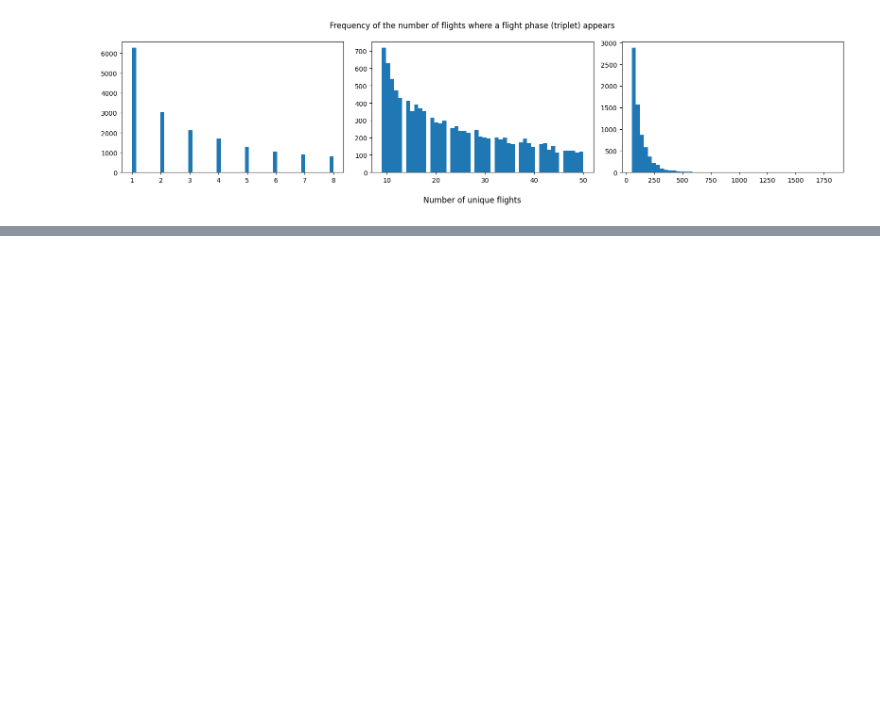
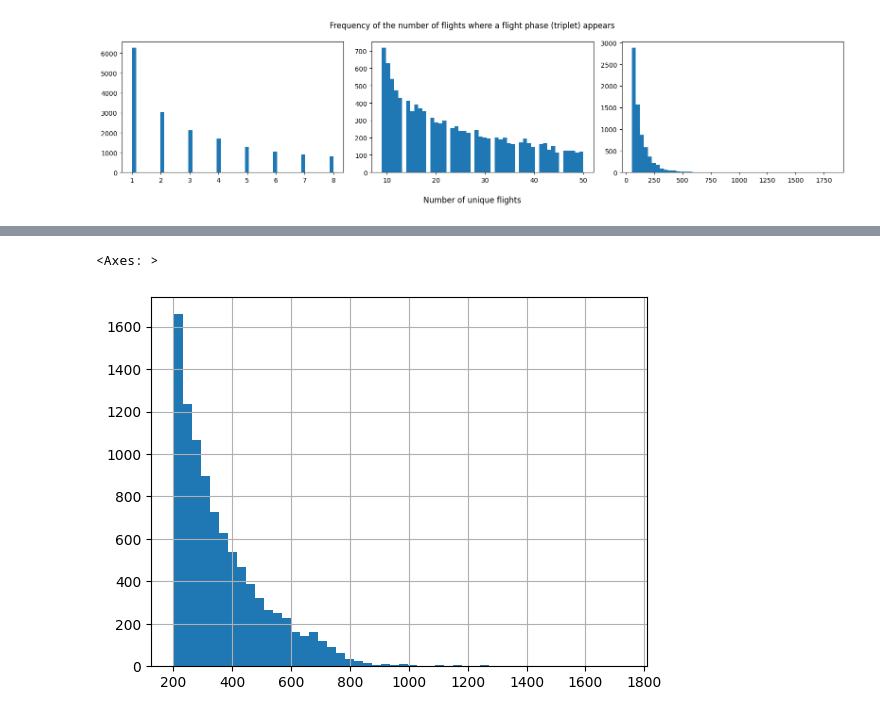
Before and after one commit to picqflorian/PIE-Airbus-Helicopter, a Jupyter notebook: exploration.ipynb, the cells around one changed output, grey strips where cells are left out. Saved outputs shown, nothing was run; the diff lists cells and outputs as text; code cells hidden in the pictures; blank space fills up the shorter version.

```diff
--- a/exploration.ipynb
+++ b/exploration.ipynb
@@ -141,0 +160,5 @@ plt.show()
+# %%
+df[df['F_DURATION_sec'] > 200]['F_DURATION_sec'].hist(bins=50)
+# %% [output]
+<Axes: >
+[figure, added]
```
Also changed, not shown: parts of 12 cells of this notebook, 1 other file.
